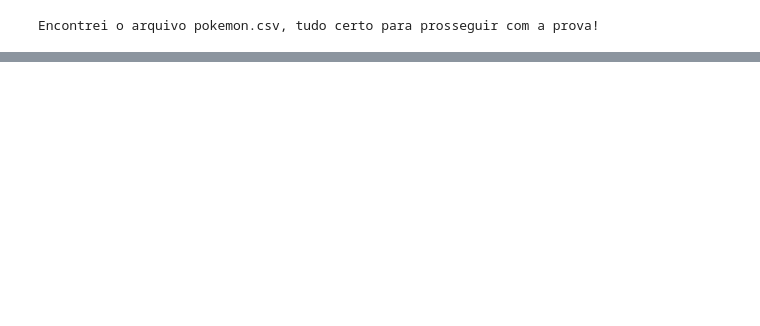
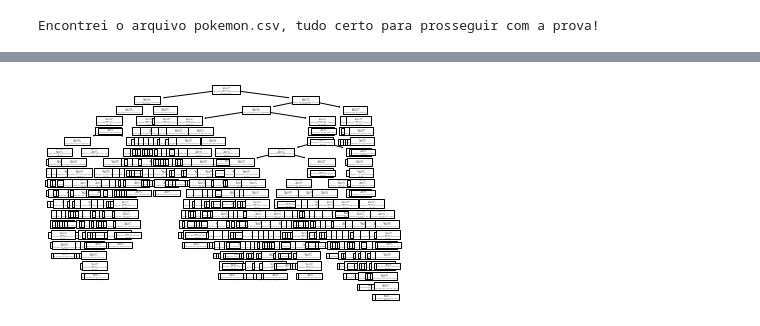
Before and after one commit to luanamitsudo/Projeto-2-Cdados-2021, a Jupyter notebook: Projeto2_CDADOS.ipynb, the cells around one changed output, grey strips where cells are left out. Drawn from its saved outputs; the diff is of its cells as text; code cells hidden in the pictures; blank space fills up the shorter version.

```diff
--- a/Projeto2_CDADOS.ipynb
+++ b/Projeto2_CDADOS.ipynb
@@ -133,0 +169,4 @@ dados_train, dados_test = train_test_split(dados,test_size=0.40, random_state=42
+# %%
+dados_train, dados_test = train_test_split(dados_numericos,test_size=0.40, random_state=42)
+dados_train['type1'] = dados_train['type1'].astype('category')
+dados_train['type1'].cat.categories = [0,1,2,3,4,5,6,7,8,9,10,11,12,13,14,15,16,17]
@@ -133,0 +195,10 @@ dados_train, dados_test = train_test_split(dados,test_size=0.40, random_state=42
+# %%
+from sklearn import tree
+X = dados_train[['attack', 'base_total', 'defense', 'height_m', 'hp','sp_attack', 'sp_defense', 'speed','weight_kg']]
+Y = dados_train['type1']
+clf = tree.DecisionTreeClassifier()
+clf = clf.fit(X, Y)
+# %%
+tree.plot_tree(clf);
+# %% [output]
+[figure, added]
```
Also changed, not shown: parts of 15 cells of this notebook.
